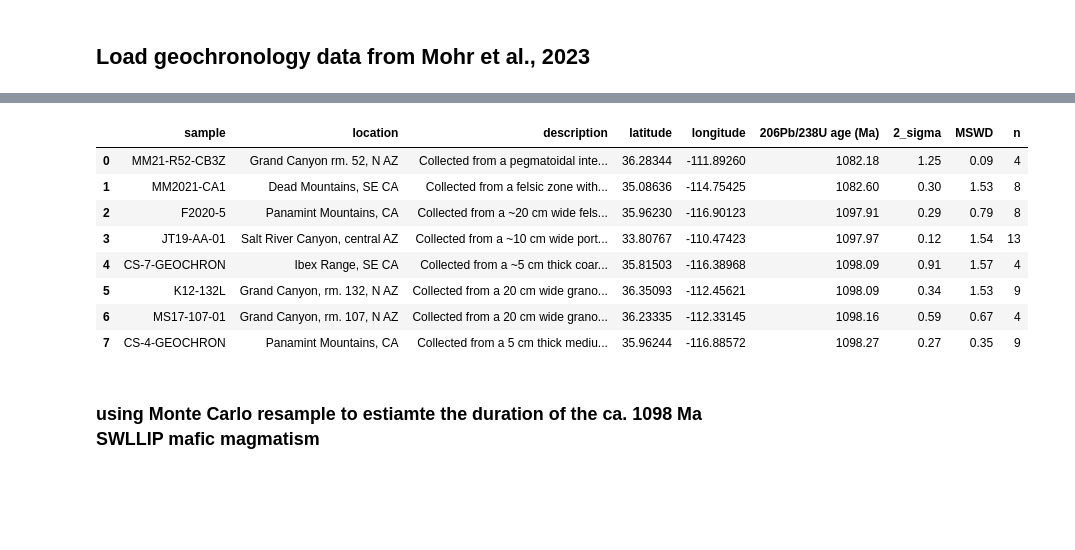
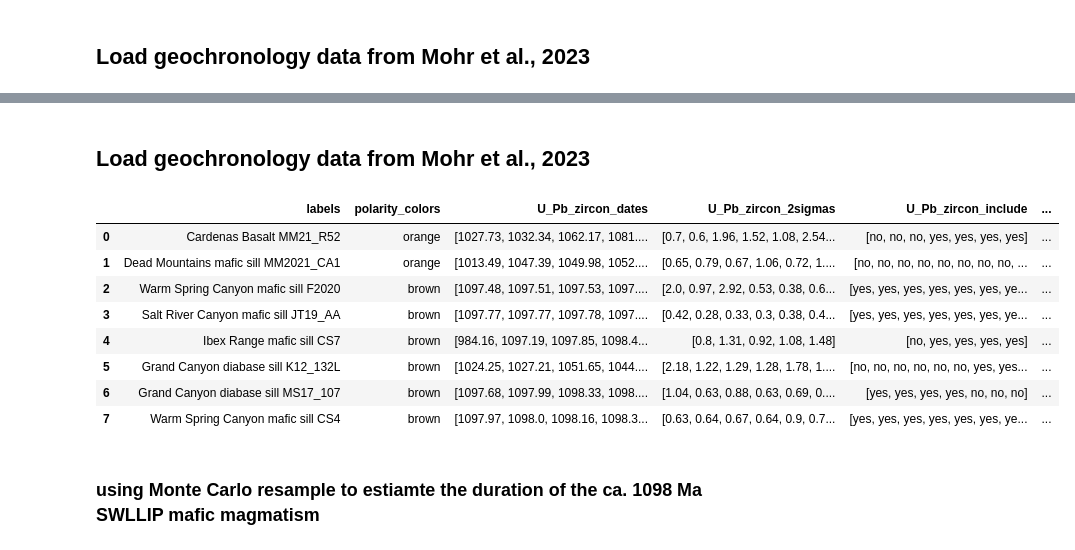
Before and after one commit to Swanson-Hysell-Group/2024_SWLLIP, a Jupyter notebook: code/SWLLIP_geochron.ipynb, the cells around one changed output, grey strips where cells are left out. Cells and saved outputs as stored; diff of their text form; code cells hidden in the pictures; blank space fills up the shorter version.

```diff
--- a/code/SWLLIP_geochron.ipynb
+++ b/code/SWLLIP_geochron.ipynb
@@ -129,7 +130,7 @@ def plot_dates(zircon_means, zircon_2sigmas, include,
 
     return fig, ax, x_positions
 
-def read_data(header, nrows, path='../data/geochron/Swanson-Hysell2021a.xls'):
+def read_data(header, nrows, path):
     return pd.read_excel(path, header=header,nrows=nrows,
                                         names=['zircon','Th_U','206Pb_mol','206Pb_mol%','Pb*/Pbc',
                                               'Pbc','206Pb/204Pb','','','','','','','','','','',
@@ -145,14 +146,14 @@ def weighted_mean(dates,sigma):
     input parameters
     ----------------
     dates: date of individual grains
-    sigma: 1σ uncertainty associated with dates
+    sigma: 2σ uncertainty associated with dates
 
     returns
     ----------------
-    weighted_mean, 1σ uncertainty
+    weighted_mean, 2σ uncertainty
 
     """
-
+    sigma = np.array(sigma)/2
     inverse_variance=[]
     alpha=[]
     weighted_mean_calc=[]
@@ -194,7 +195,7 @@ def weighted_mean(dates,sigma):
     # print('N=' )
     # print(n)
 
-    return weighted_mean, weighted_mean_sigma
+    return weighted_mean, 2*weighted_mean_sigma
 # %% [markdown]
 ## Import Duluth Complex geochronology and the upper southwest sequence of the North Shore Volcanic Group (7900 m thick)
 
@@ -202,29 +203,29 @@ Swanson-Hysell, N.L., Hoaglund, S.A., Crowley, J.L., Schmitz, M.D., Zhang, Y.*,
 
 Swanson-Hysell, N.L., Ramenzani, J., Fairchild, L.M. and Rose, I., 2019, **Failed rifting and fast drifting: Midcontinent Rift development, Laurentia's rapid motion and the driver of Grenvillian orogenesis**, *Geological Society of America Bulletin*, doi:10.1130/B31944.1.
 # %%
-PRI = read_data(6, 6)
+# PRI (Partridge River intrusion augite troctolite)
+PRI = read_data(6, 6, path='../data/geochron/Swanson-Hysell2021a.xls')
 PRI['include'] = pd.Series(data=['yes','yes','yes','yes','yes','yes'])
 PRI_mean, PRI_2sigma = weighted_mean(PRI['206Pb/238U_date'].tolist(),PRI['206Pb/238U_date_2sigma'].tolist())
 
-
 # FC4b (Forest Center gabbroic anorthosite)
-FC_4b = read_data(16, 8)
+FC_4b = read_data(16, 8, path='../data/geochron/Swanson-Hysell2021a.xls')
 FC_4b['include'] = pd.Series(data=['yes','yes','yes','yes','yes','yes','yes','no'])
 FC_4b_filtered = FC_4b[FC_4b['include'] == 'yes']
 FC4b_mean, FC4b_2sigma = weighted_mean(FC_4b_filtered['206Pb/238U_date'].tolist(),FC_4b_filtered['206Pb/238U_date_2sigma'].tolist())
 
 # FC1 (Forest Center gabbroic anorthosite)
-FC_1 = read_data(28, 10)
+FC_1 = read_data(28, 10, path='../data/geochron/Swanson-Hysell2021a.xls')
 FC_1['include'] = pd.Series(data=['yes','yes','yes','yes','yes','yes','yes','yes','yes','yes','yes'])
 FC1_mean, FC1_2sigma = weighted_mean(FC_1['206Pb/238U_date'].tolist(),FC_1['206Pb/238U_date_2sigma'].tolist())
 
 # BEI (Bald Eagle intrusion olivine gabbro)
-BEI = read_data(42, 6)
+BEI = read_data(42, 6, path='../data/geochron/Swanson-Hysell2021a.xls')
 BEI['include'] = pd.Series(data=['yes','yes','yes','yes','yes','yes'])
 BEI_mean, BEI_2sigma = weighted_mean(BEI['206Pb/238U_date'].tolist(),BEI['206Pb/238U_date_2sigma'].tolist())
 
 # HCT Houghtaling Creek troctolite augite troctolite
-HCT = read_data(52, 11)
+HCT = read_data(52, 11, path='../data/geochron/Swanson-Hysell2021a.xls')
 HCT['include'] = pd.Series(data=['yes','yes','yes','yes','no','no','no','no','no','no','no'])
 HCT_filtered = HCT[HCT['include'] == 'yes']
 HCT_mean, HCT_2sigma = weighted_mean(HCT_filtered['206Pb/238U_date'].tolist(),HCT_filtered['206Pb/238U_date_2sigma'].tolist())
@@ -351,0 +431,17 @@ geochron_data
+# %%
+geochron_data = pd.DataFrame({'labels': labels,
+                      'polarity_colors' : colors,
+                      'U_Pb_zircon_dates': U_Pb_zircon_dates,
+                      'U_Pb_zircon_2sigmas': U_Pb_zircon_2sigmas,
+                      'U_Pb_zircon_include': U_Pb_zircon_include,
+                      'U_Pb_sample_mean': U_Pb_sample_means,
+                      'U_Pb_sample_2sigma': U_Pb_sample_2sigmas})
+
+geochron_data['n'] = [i.count('yes') for i in geochron_data['U_Pb_zircon_include']]
+
+# calculate 2sigma with student T test values
+geochron_data['2sigma'] = geochron_data['U_Pb_sample_2sigma']/2*stats.t.isf(0.025,geochron_data['n']-1)
+
+# geochron_data.to_csv('./code_output/compiled_geochron.csv')
+# geochron_data = pd.read_csv('./code_output/compiled_geochron.csv')
+geochron_data
@@ -352,17 +467,19 @@ geochron_data
+# %% [markdown]
+## Load geochronology data from Mohr et al., 2023
 # %%
-Mohr2023a_data = pd.read_csv('../data/geochron/Mohr2023_geochron.csv')
-Mohr2023a_data = Mohr2023a_data.sort_values(by=['206Pb/238U age (Ma)']).reset_index(drop=True)
+Mohr2023a_data = geochron_data.iloc[9:]
+Mohr2023a_data = Mohr2023a_data.sort_values(by=['U_Pb_sample_mean']).reset_index(drop=True)
 Mohr2023a_data
 # %% [output]
-|  | sample | location | description | latitude | longitude | 206Pb/238U age (Ma) | 2_sigma | MSWD | n |
-| 0 | MM21-R52-CB3Z | Grand Canyon rm. 52, N AZ | Collected from a pegmatoidal inte... | 36.28344 | -111.89260 | 1082.18 | 1.25 | 0.09 | 4 |
-| 1 | MM2021-CA1 | Dead Mountains, SE CA | Collected from a felsic zone with... | 35.08636 | -114.75425 | 1082.60 | 0.30 | 1.53 | 8 |
-| 2 | F2020-5 | Panamint Mountains, CA | Collected from a ~20 cm wide fels... | 35.96230 | -116.90123 | 1097.91 | 0.29 | 0.79 | 8 |
-| 3 | JT19-AA-01 | Salt River Canyon, central AZ | Collected from a ~10 cm wide port... | 33.80767 | -110.47423 | 1097.97 | 0.12 | 1.54 | 13 |
-| 4 | CS-7-GEOCHRON | Ibex Range, SE CA | Collected from a ~5 cm thick coar... | 35.81503 | -116.38968 | 1098.09 | 0.91 | 1.57 | 4 |
-| 5 | K12-132L | Grand Canyon, rm. 132, N AZ | Collected from a 20 cm wide grano... | 36.35093 | -112.45621 | 1098.09 | 0.34 | 1.53 | 9 |
-| 6 | MS17-107-01 | Grand Canyon, rm. 107, N AZ | Collected from a 20 cm wide grano... | 36.23335 | -112.33145 | 1098.16 | 0.59 | 0.67 | 4 |
-| 7 | CS-4-GEOCHRON | Panamint Mountains, CA | Collected from a 5 cm thick mediu... | 35.96244 | -116.88572 | 1098.27 | 0.27 | 0.35 | 9 |
+|  | labels | polarity_colors | U_Pb_zircon_dates | U_Pb_zircon_2sigmas | U_Pb_zircon_include | ... |
+| 0 | Cardenas Basalt MM21_R52 | orange | [1027.73, 1032.34, 1062.17, 1081.... | [0.7, 0.6, 1.96, 1.52, 1.08, 2.54... | [no, no, no, yes, yes, yes, yes] | ... |
+| 1 | Dead Mountains mafic sill MM2021_CA1 | orange | [1013.49, 1047.39, 1049.98, 1052.... | [0.65, 0.79, 0.67, 1.06, 0.72, 1.... | [no, no, no, no, no, no, no, no, ... | ... |
+| 2 | Warm Spring Canyon mafic sill F2020 | brown | [1097.48, 1097.51, 1097.53, 1097.... | [2.0, 0.97, 2.92, 0.53, 0.38, 0.6... | [yes, yes, yes, yes, yes, yes, ye... | ... |
+| 3 | Salt River Canyon mafic sill JT19_AA | brown | [1097.77, 1097.77, 1097.78, 1097.... | [0.42, 0.28, 0.33, 0.3, 0.38, 0.4... | [yes, yes, yes, yes, yes, yes, ye... | ... |
+| 4 | Ibex Range mafic sill CS7 | brown | [984.16, 1097.19, 1097.85, 1098.4... | [0.8, 1.31, 0.92, 1.08, 1.48] | [no, yes, yes, yes, yes] | ... |
+| 5 | Grand Canyon diabase sill K12_132L | brown | [1024.25, 1027.21, 1051.65, 1044.... | [2.18, 1.22, 1.29, 1.28, 1.78, 1.... | [no, no, no, no, no, no, yes, yes... | ... |
+| 6 | Grand Canyon diabase sill MS17_107 | brown | [1097.68, 1097.99, 1098.33, 1098.... | [1.04, 0.63, 0.88, 0.63, 0.69, 0.... | [yes, yes, yes, yes, no, no, no] | ... |
+| 7 | Warm Spring Canyon mafic sill CS4 | brown | [1097.97, 1098.0, 1098.16, 1098.3... | [0.63, 0.64, 0.67, 0.64, 0.9, 0.7... | [yes, yes, yes, yes, yes, yes, ye... | ... |
 # %% [markdown]
 ### using Monte Carlo resample to estiamte the duration of the ca. 1098 Ma SWLLIP mafic magmatism
 # %%
```
Also changed, not shown: parts of 9 cells of this notebook.
